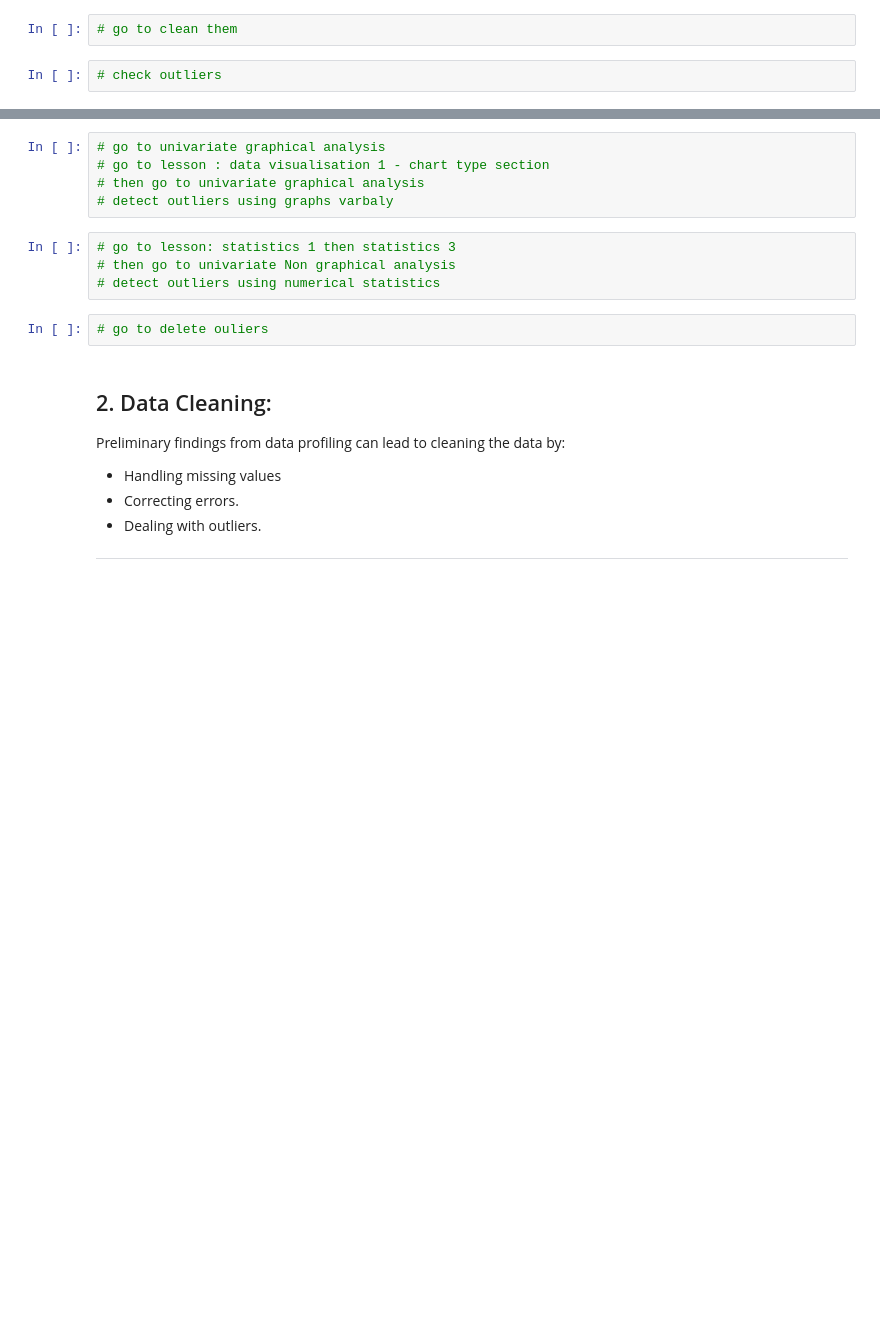
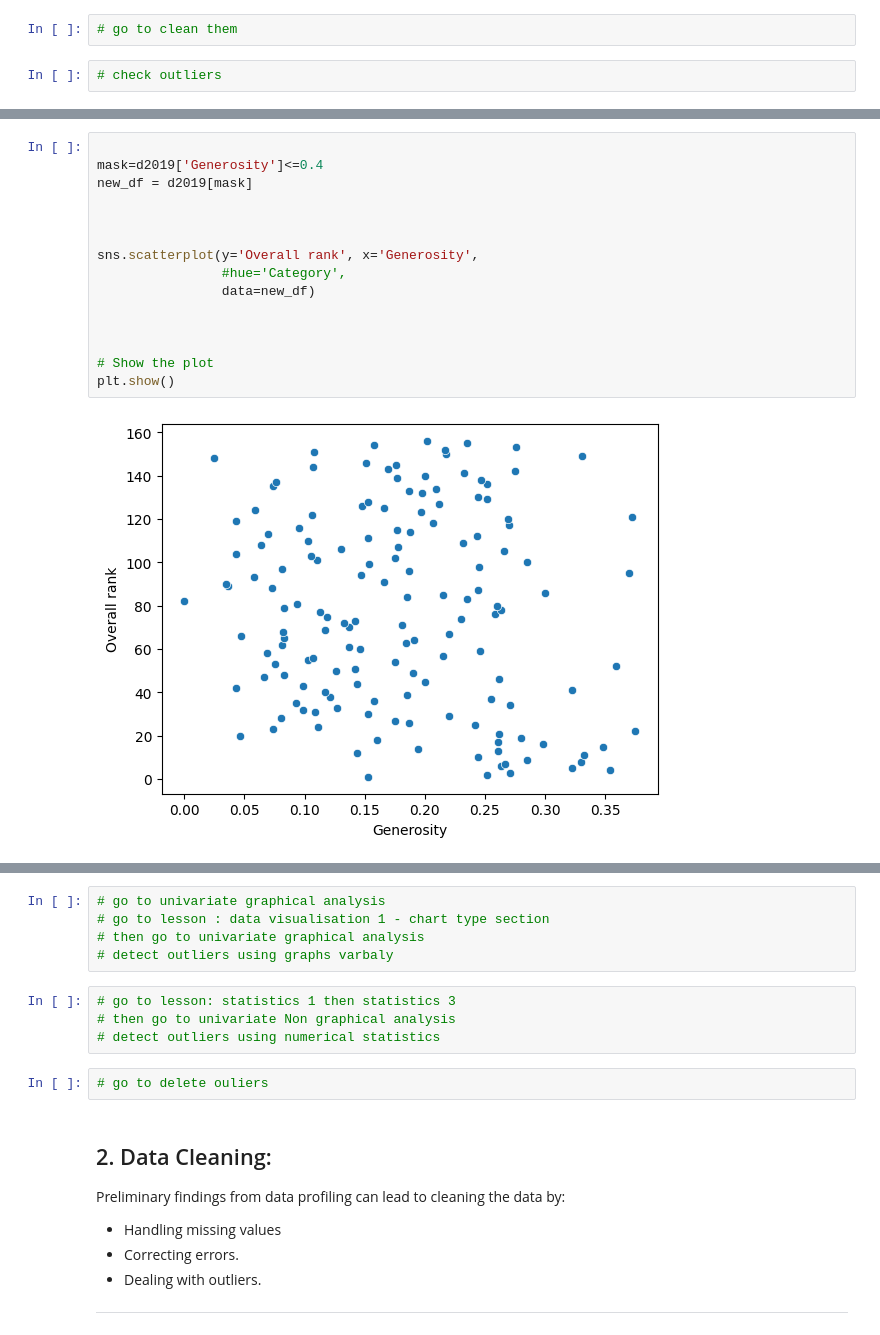
Before and after one commit to MAMDOUH-ALSHARARI/Usecase-2, a Jupyter notebook: EDA explain template.ipynb, the cells around one changed output, grey strips where cells are left out. Cells and saved outputs as stored; diff of their text form; blank space fills up the shorter version.

```diff
--- a/EDA explain template.ipynb
+++ b/EDA explain template.ipynb
@@ -309,3 +441,20 @@ Verify that the data is correct and precise. This could involve comparing data s
+# %%
+
+mask=d2019['Generosity']<=0.4
+new_df = d2019[mask]
+
+
+
+sns.scatterplot(y='Overall rank', x='Generosity',
+                #hue='Category',
+                data=new_df)
+
+
+
+# Show the plot
+plt.show()
+# %% [output]
+[figure, added]
 # %% [markdown]
 **What is an Outlier?**
 Outlier is an row/observation that appears far away and diverges from an overall pattern in a sample.
```
Also changed, not shown: parts of 68 cells of this notebook.
